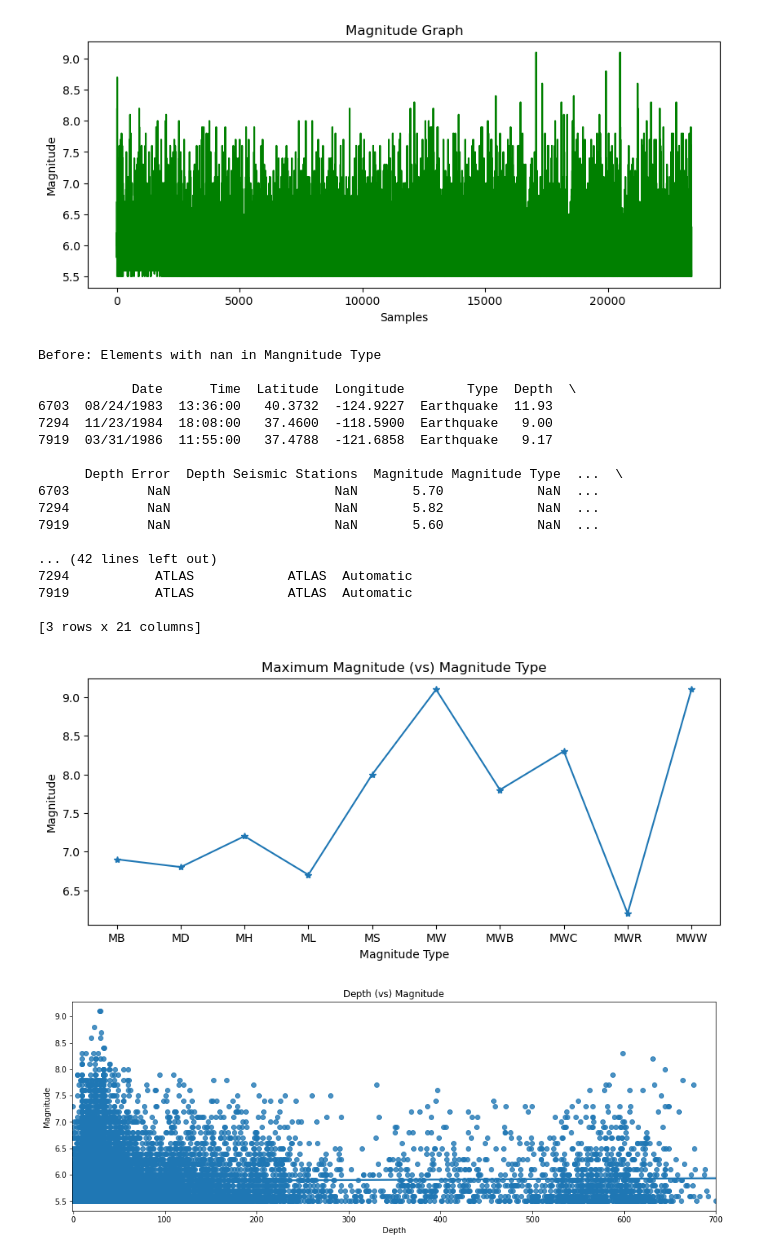
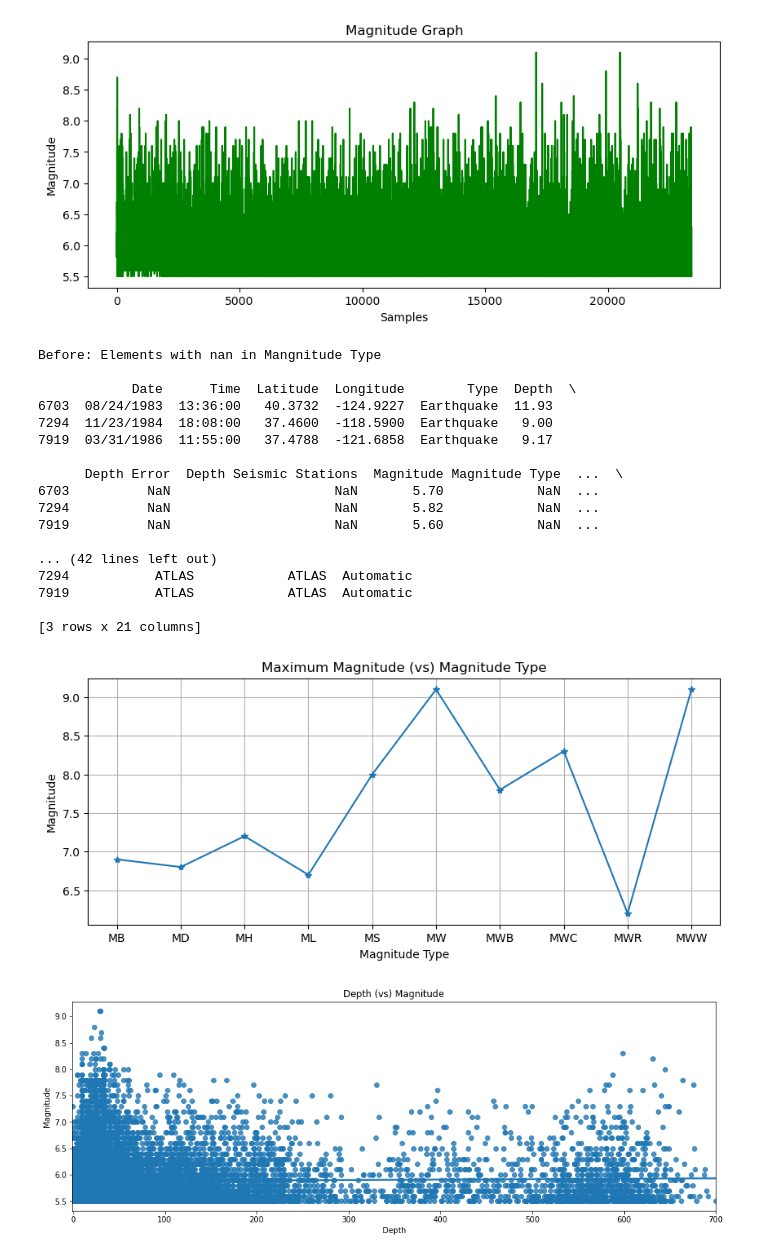
Before and after one commit to harshagiri/pydila, a Jupyter notebook: NPV - Presentations OCT WE A/ProjectWork_Python.ipynb, the cells around one changed output. Drawn from its saved outputs; the diff is of its cells as text; code cells hidden in the pictures.

```diff
--- a/NPV - Presentations OCT WE A/ProjectWork_Python.ipynb
+++ b/NPV - Presentations OCT WE A/ProjectWork_Python.ipynb
@@ -6,4 +67,5 @@ df = pd.read_csv("Datasets for NPV/Team 3/earthquake.csv")
 # %%
+df = pd.read_csv("Datasets for NPV/Team 3/earthquake.csv")
 #Uni-variet plot showing the magnitude of the earthquake across dataset
 plt.figure(figsize=(10,4), dpi=100)
 df.Magnitude.plot(kind='line', color='g')
@@ -26,36 +88,35 @@ if df1['Magnitude Type'].isnull().values.any():
     print('Before: Elements with nan in Mangnitude Type\n')
     print(df1.loc[df1['Magnitude Type'].isnull()])
     print("indicies are \n",nan_index)
     df1['Magnitude Type'].fillna(method='ffill', inplace=True)
     print("\n After \n",df1.iloc[nan_index])
 
 magnitude_series = df.groupby(by='Magnitude Type')['Magnitude'].max()
 plt.plot(magnitude_series, marker = '*')
 plt.xlabel('Magnitude Type')
 plt.ylabel('Magnitude')
 plt.title('Maximum Magnitude (vs) Magnitude Type')
-# Turn on the grid
-ax.grid()
+plt.grid()
 plt.savefig('Maximum_Magnitude_vs_Magnitude_Type.png')
 # %% [output]
 Before: Elements with nan in Mangnitude Type
 
             Date      Time  Latitude  Longitude        Type  Depth  \
 6703  08/24/1983  13:36:00   40.3732  -124.9227  Earthquake  11.93
 7294  11/23/1984  18:08:00   37.4600  -118.5900  Earthquake   9.00
 7919  03/31/1986  11:55:00   37.4788  -121.6858  Earthquake   9.17
 
       Depth Error  Depth Seismic Stations  Magnitude Magnitude Type  ...  \
 6703          NaN                     NaN       5.70            NaN  ...
 7294          NaN                     NaN       5.82            NaN  ...
 7919          NaN                     NaN       5.60            NaN  ...
 
 ... (42 lines left out)
 7294           ATLAS            ATLAS  Automatic
 7919           ATLAS            ATLAS  Automatic
 
 [3 rows x 21 columns]
-[figure, old version]
+[figure, new version]
 # %%
 fig_dims = (15, 5)
 fig, axs = plt.subplots(figsize=fig_dims)
```
Also changed, not shown: parts of 4 cells of this notebook, 3 other files.
